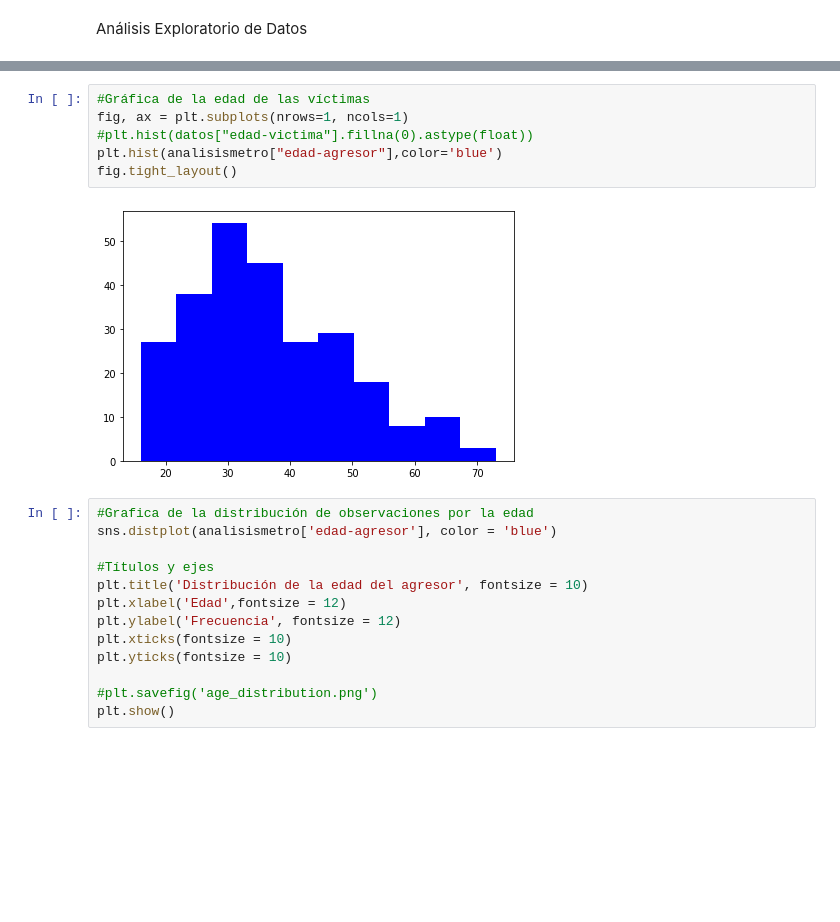
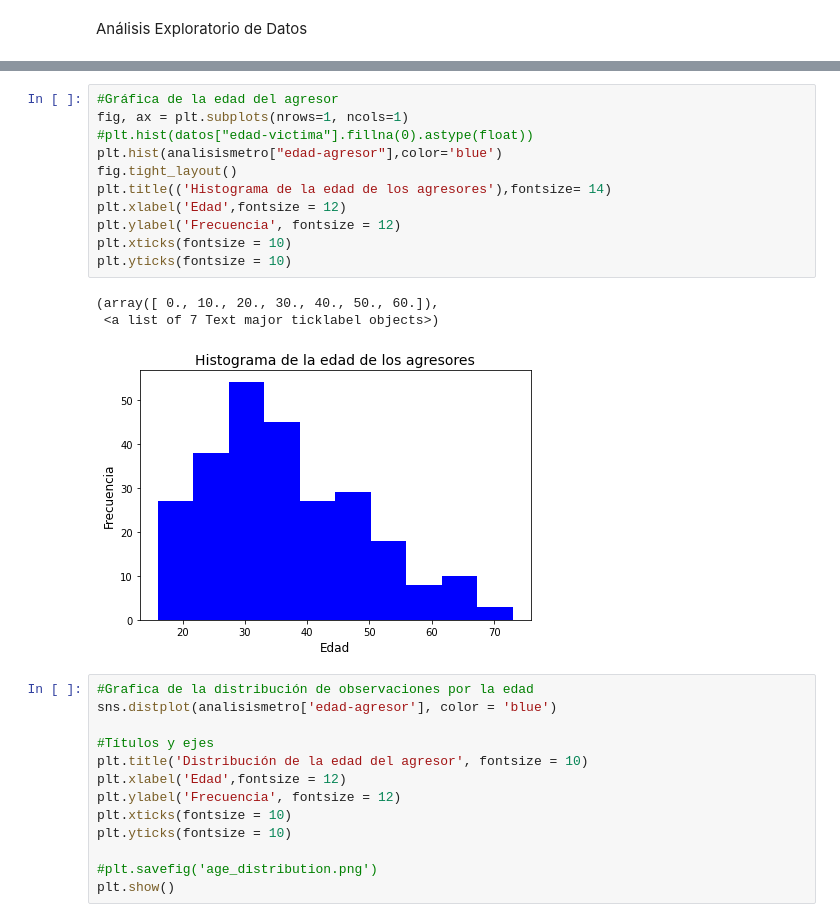
Before and after one commit to pauNancy21/Tareas-Ciencia-Datos, a Jupyter notebook: Código_fuente_ASE_I_NPGR.ipynb, the cells around one changed output, grey strips where cells are left out. Saved outputs shown, nothing was run; the diff lists cells and outputs as text; blank space fills up the shorter version.

```diff
--- a/Código_fuente_ASE_I_NPGR.ipynb
+++ b/Código_fuente_ASE_I_NPGR.ipynb
@@ -201,11 +228,18 @@ plt.show()
 # %%
-#Gráfica de la edad de las víctimas
+#Gráfica de la edad del agresor
 fig, ax = plt.subplots(nrows=1, ncols=1)
 #plt.hist(datos["edad-victima"].fillna(0).astype(float))
 plt.hist(analisismetro["edad-agresor"],color='blue')
 fig.tight_layout()
+plt.title(('Histograma de la edad de los agresores'),fontsize= 14)
+plt.xlabel('Edad',fontsize = 12)
+plt.ylabel('Frecuencia', fontsize = 12)
+plt.xticks(fontsize = 10)
+plt.yticks(fontsize = 10)
 # %% [output]
+(array([ 0., 10., 20., 30., 40., 50., 60.]),
+ <a list of 7 Text major ticklabel objects>)
-[figure, old version]
+[figure, new version]
 # %%
 #Grafica de la distribución de observaciones por la edad
 sns.distplot(analisismetro['edad-agresor'], color = 'blue')
```
Also changed, not shown: parts of 42 cells of this notebook.
